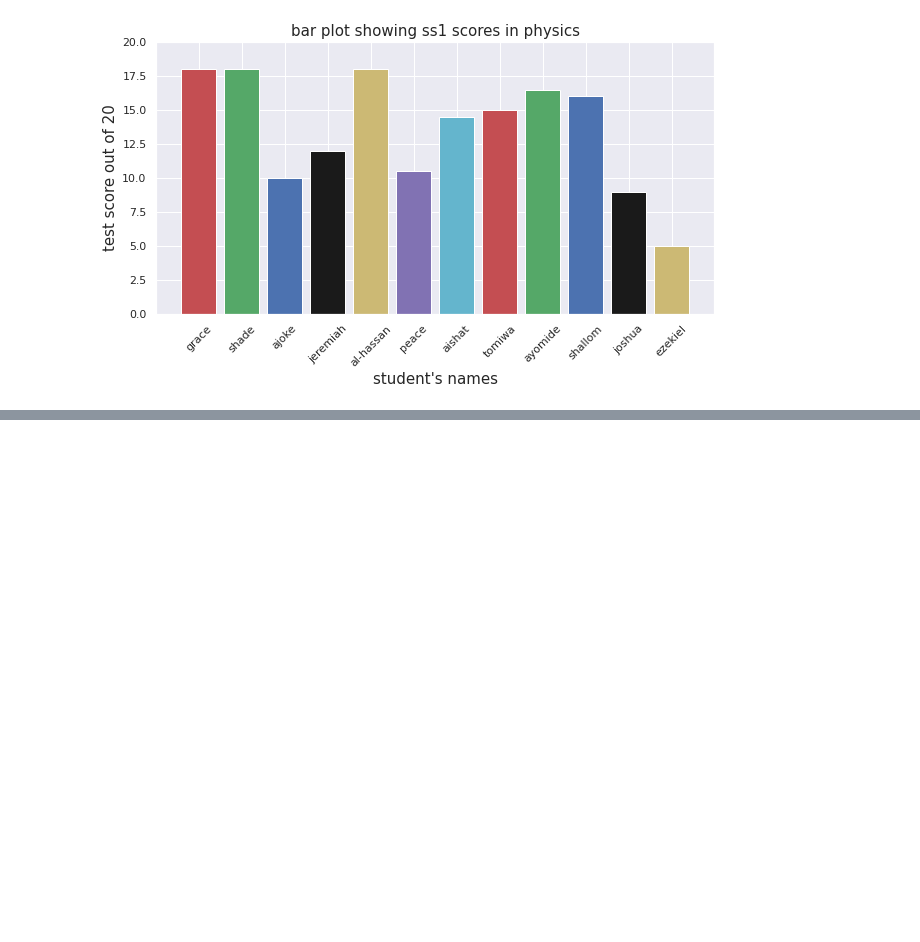
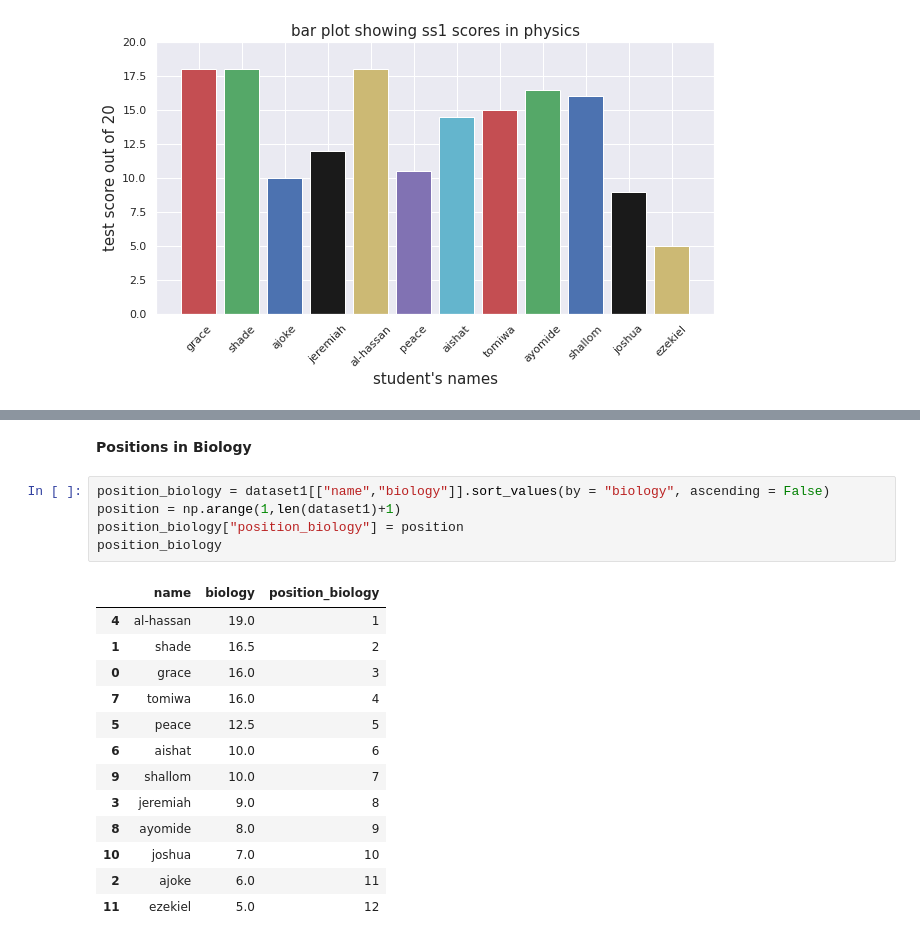
Before and after one commit to ayosamobitade/Senior-Secondary-School-Student-2ndTest-Score-Analysis, a Jupyter notebook: SS2_student_Data_Analyzed.ipynb, the cells around one changed output, grey strips where cells are left out. Drawn from its saved outputs; the diff is of its cells as text; blank space fills up the shorter version.

```diff
--- a/SS2_student_Data_Analyzed.ipynb
+++ b/SS2_student_Data_Analyzed.ipynb
@@ -211,0 +210,21 @@ plt.show();
+# %% [markdown]
+**Positions in Biology**
+# %%
+position_biology = dataset1[["name","biology"]].sort_values(by = "biology", ascending = False)
+position = np.arange(1,len(dataset1)+1)
+position_biology["position_biology"] = position
+position_biology
+# %% [output]
+|  | name | biology | position_biology |
+| 4 | al-hassan | 19.0 | 1 |
+| 1 | shade | 16.5 | 2 |
+| 0 | grace | 16.0 | 3 |
+| 7 | tomiwa | 16.0 | 4 |
+| 5 | peace | 12.5 | 5 |
+| 6 | aishat | 10.0 | 6 |
+| 9 | shallom | 10.0 | 7 |
+| 3 | jeremiah | 9.0 | 8 |
+| 8 | ayomide | 8.0 | 9 |
+| 10 | joshua | 7.0 | 10 |
+| 2 | ajoke | 6.0 | 11 |
+| 11 | ezekiel | 5.0 | 12 |
```
Also changed, not shown: parts of 8 cells of this notebook.
